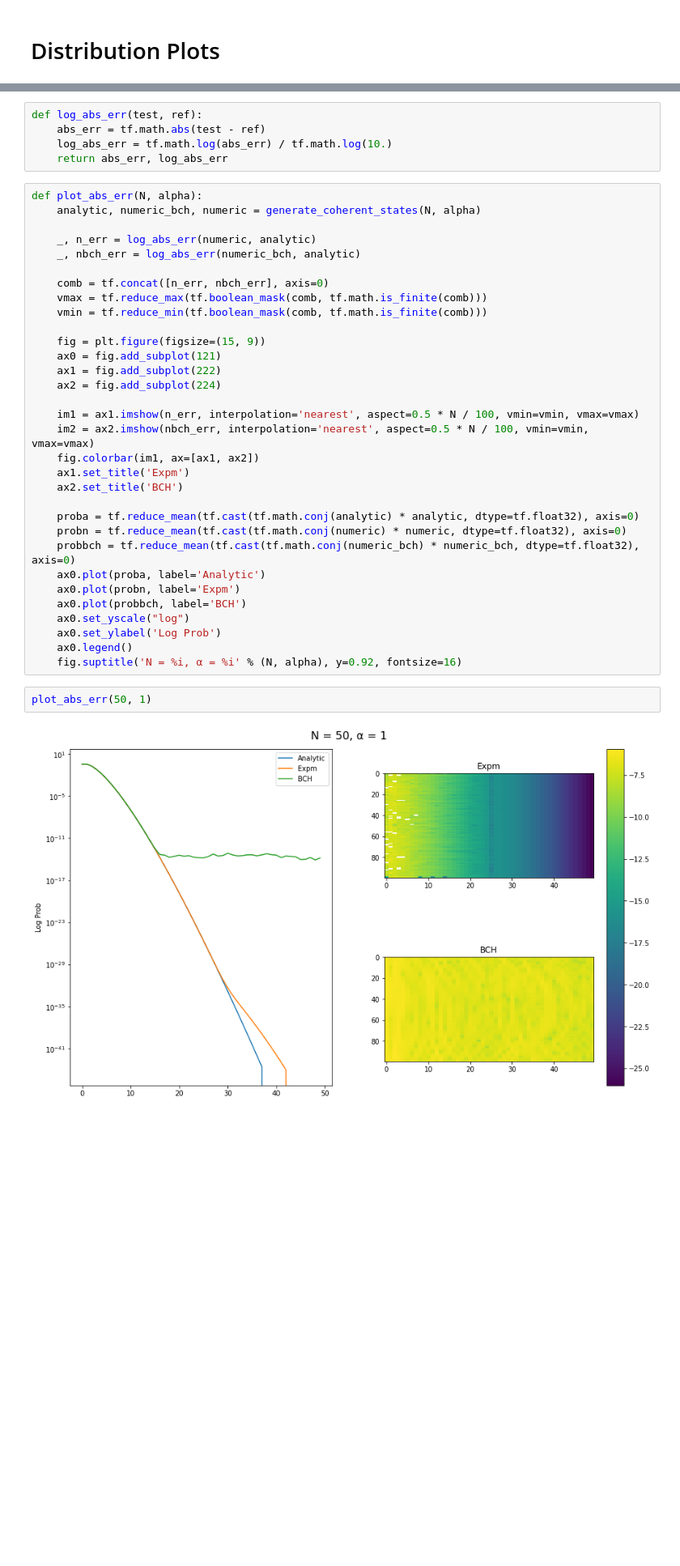
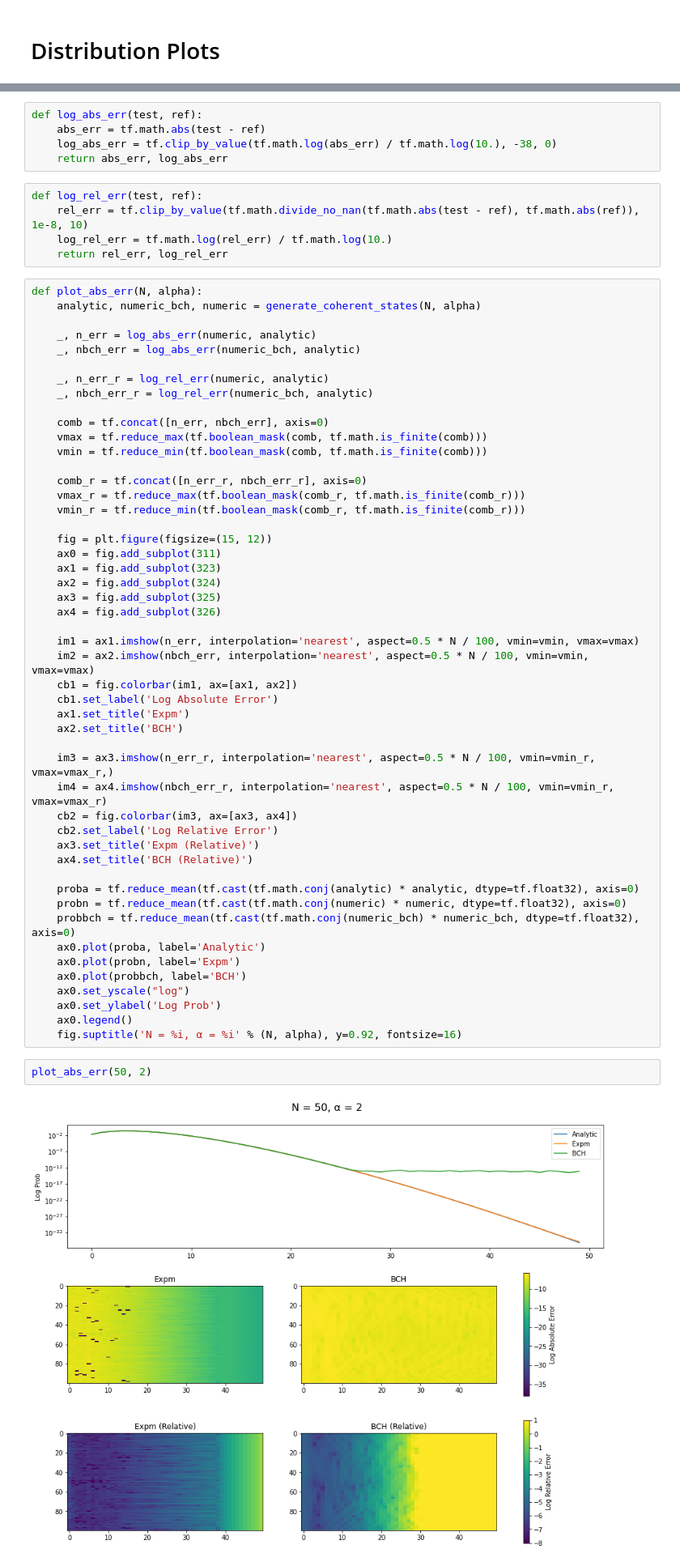
Before and after one commit to v-sivak/quantum-control-rl, a Jupyter notebook: benchmark/bch-analysis.ipynb, the cells around one changed output, grey strips where cells are left out. Shown: that part at 81% size. Saved outputs shown, nothing was run; the diff lists cells and outputs as text; blank space fills up the shorter version.

Commit message:
Add relative error to analysis

```diff
--- a/benchmark/bch-analysis.ipynb
+++ b/benchmark/bch-analysis.ipynb
@@ -28,8 +28,13 @@ def generate_coherent_states(N, alpha):
 # %%
 def log_abs_err(test, ref):
     abs_err = tf.math.abs(test - ref)
-    log_abs_err = tf.math.log(abs_err) / tf.math.log(10.)
+    log_abs_err = tf.clip_by_value(tf.math.log(abs_err) / tf.math.log(10.), -38, 0)
     return abs_err, log_abs_err
+# %%
+def log_rel_err(test, ref):
+    rel_err = tf.clip_by_value(tf.math.divide_no_nan(tf.math.abs(test - ref), tf.math.abs(ref)), 1e-8, 10)
+    log_rel_err = tf.math.log(rel_err) / tf.math.log(10.)
+    return rel_err, log_rel_err
 # %%
 def plot_abs_err(N, alpha):
     analytic, numeric_bch, numeric = generate_coherent_states(N, alpha)
@@ -37,20 +42,37 @@ def plot_abs_err(N, alpha):
     _, n_err = log_abs_err(numeric, analytic)
     _, nbch_err = log_abs_err(numeric_bch, analytic)
 
+    _, n_err_r = log_rel_err(numeric, analytic)
+    _, nbch_err_r = log_rel_err(numeric_bch, analytic)
+
     comb = tf.concat([n_err, nbch_err], axis=0)
     vmax = tf.reduce_max(tf.boolean_mask(comb, tf.math.is_finite(comb)))
     vmin = tf.reduce_min(tf.boolean_mask(comb, tf.math.is_finite(comb)))
 
-    fig = plt.figure(figsize=(15, 9))
-    ax0 = fig.add_subplot(121)
-    ax1 = fig.add_subplot(222)
-    ax2 = fig.add_subplot(224)
+    comb_r = tf.concat([n_err_r, nbch_err_r], axis=0)
+    vmax_r = tf.reduce_max(tf.boolean_mask(comb_r, tf.math.is_finite(comb_r)))
+    vmin_r = tf.reduce_min(tf.boolean_mask(comb_r, tf.math.is_finite(comb_r)))
+
+    fig = plt.figure(figsize=(15, 12))
+    ax0 = fig.add_subplot(311)
+    ax1 = fig.add_subplot(323)
+    ax2 = fig.add_subplot(324)
+    ax3 = fig.add_subplot(325)
+    ax4 = fig.add_subplot(326)
 
     im1 = ax1.imshow(n_err, interpolation='nearest', aspect=0.5 * N / 100, vmin=vmin, vmax=vmax)
     im2 = ax2.imshow(nbch_err, interpolation='nearest', aspect=0.5 * N / 100, vmin=vmin, vmax=vmax)
-    fig.colorbar(im1, ax=[ax1, ax2])
+    cb1 = fig.colorbar(im1, ax=[ax1, ax2])
+    cb1.set_label('Log Absolute Error')
     ax1.set_title('Expm')
     ax2.set_title('BCH')
+
+    im3 = ax3.imshow(n_err_r, interpolation='nearest', aspect=0.5 * N / 100, vmin=vmin_r, vmax=vmax_r,)
+    im4 = ax4.imshow(nbch_err_r, interpolation='nearest', aspect=0.5 * N / 100, vmin=vmin_r, vmax=vmax_r)
+    cb2 = fig.colorbar(im3, ax=[ax3, ax4])
+    cb2.set_label('Log Relative Error')
+    ax3.set_title('Expm (Relative)')
+    ax4.set_title('BCH (Relative)')
 
     proba = tf.reduce_mean(tf.cast(tf.math.conj(analytic) * analytic, dtype=tf.float32), axis=0)
     probn = tf.reduce_mean(tf.cast(tf.math.conj(numeric) * numeric, dtype=tf.float32), axis=0)
@@ -63,9 +85,9 @@ def plot_abs_err(N, alpha):
     ax0.legend()
     fig.suptitle('N = %i, α = %i' % (N, alpha), y=0.92, fontsize=16)
 # %%
-plot_abs_err(50, 1)
+plot_abs_err(50, 2)
 # %% [output]
-[figure, old version]
+[figure, new version]
 # %%
 plot_abs_err(50, 3)
 # %% [output]
```
Also changed, not shown: parts of 8 cells of this notebook.
